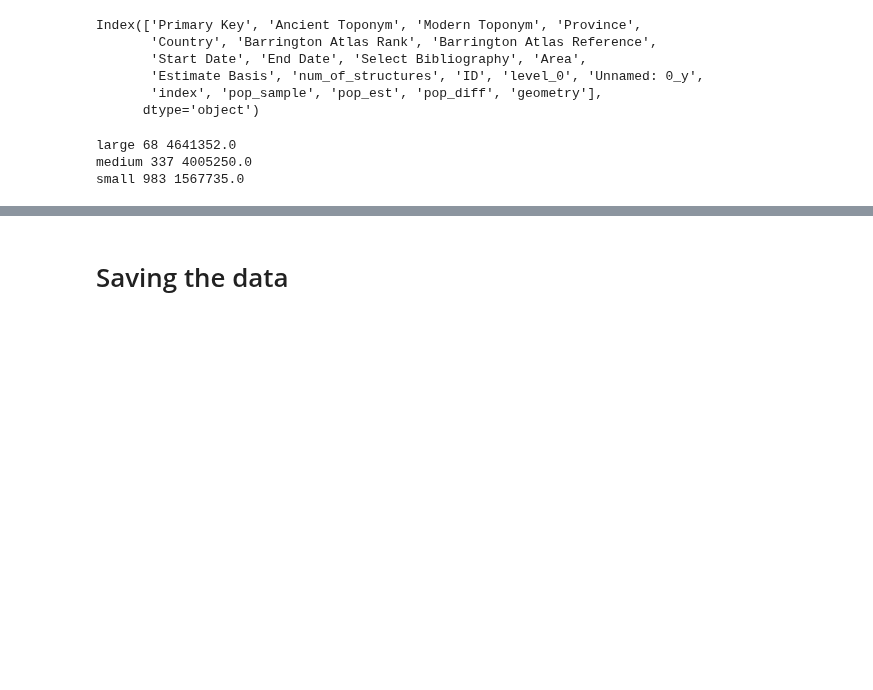
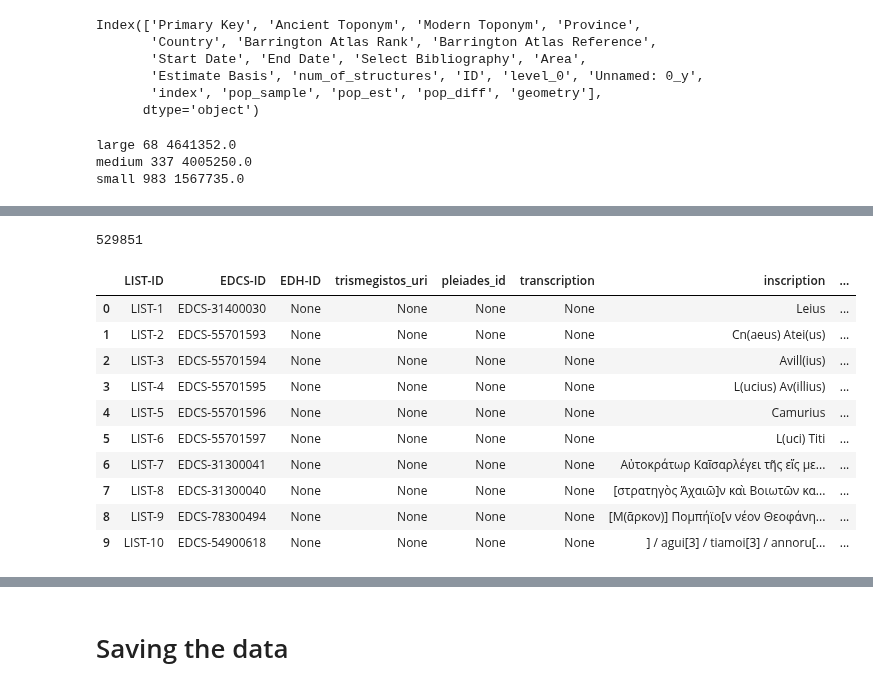
Before and after one commit to sdam-au/LI_ETL, a Jupyter notebook: scripts/1_MERGING+DEDUPLICATION+FILTERING+URBAN-CONTEXTS.ipynb, the cells around one changed output, grey strips where cells are left out. Drawn from its saved outputs; the diff is of its cells as text; code cells hidden in the pictures; blank space fills up the shorter version.

```diff
--- a/scripts/1_MERGING+DEDUPLICATION+FILTERING+URBAN-CONTEXTS.ipynb
+++ b/scripts/1_MERGING+DEDUPLICATION+FILTERING+URBAN-CONTEXTS.ipynb
@@ -773,0 +732,4 @@ Wall time: 5.25 µs
+# %%
+len(LIST)
+# %% [output]
+529851
@@ -773,0 +760,14 @@ Wall time: 5.25 µs
+# %%
+LIST.head(10)
+# %% [output]
+|  | LIST-ID | EDCS-ID | EDH-ID | trismegistos_uri | pleiades_id | transcription | inscription | ... |
+| 0 | LIST-1 | EDCS-31400030 | None | None | None | None | Leius | ... |
+| 1 | LIST-2 | EDCS-55701593 | None | None | None | None | Cn(aeus) Atei(us) | ... |
+| 2 | LIST-3 | EDCS-55701594 | None | None | None | None | Avill(ius) | ... |
+| 3 | LIST-4 | EDCS-55701595 | None | None | None | None | L(ucius) Av(illius) | ... |
+| 4 | LIST-5 | EDCS-55701596 | None | None | None | None | Camurius | ... |
+| 5 | LIST-6 | EDCS-55701597 | None | None | None | None | L(uci) Titi | ... |
+| 6 | LIST-7 | EDCS-31300041 | None | None | None | None | Αὐτοκράτωρ Καῖσαρλέγει τῆς εἴς με... | ... |
+| 7 | LIST-8 | EDCS-31300040 | None | None | None | None | [στρατηγὸς Ἀχαιῶ]ν καὶ Βοιωτῶν κα... | ... |
+| 8 | LIST-9 | EDCS-78300494 | None | None | None | None | [Μ(ᾶρκον)] Πομπήϊο[ν νέον Θεοφάνη... | ... |
+| 9 | LIST-10 | EDCS-54900618 | None | None | None | None | ] / agui[3] / tiamoi[3] / annoru[... | ... |
```
Also changed, not shown: parts of 25 cells of this notebook, 8 other files.
